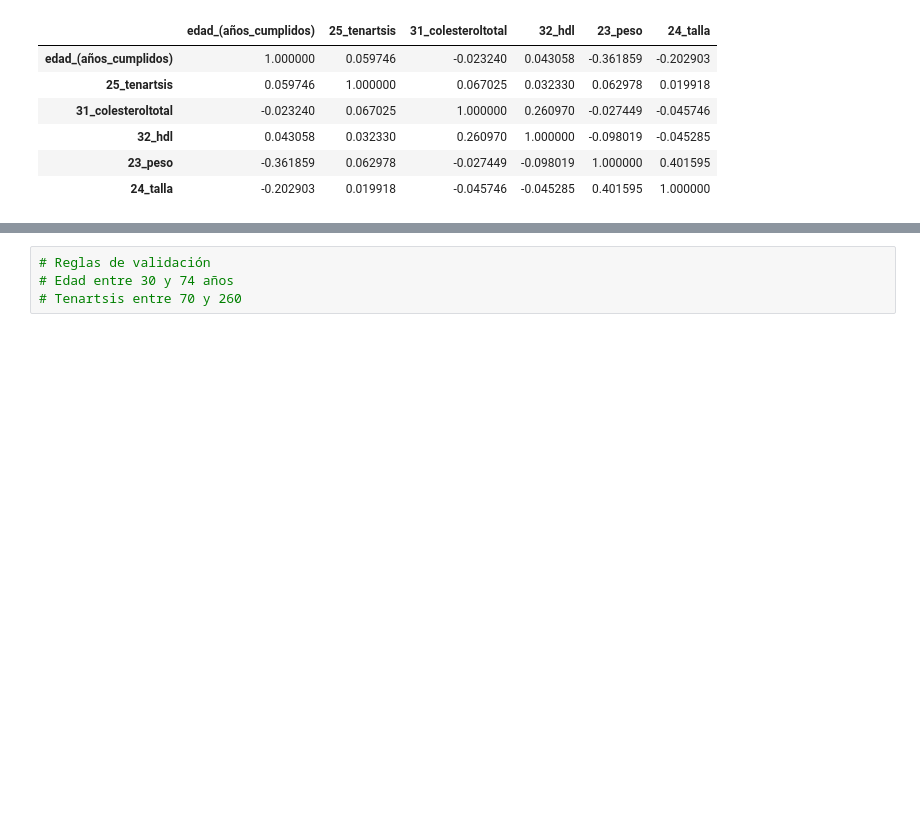
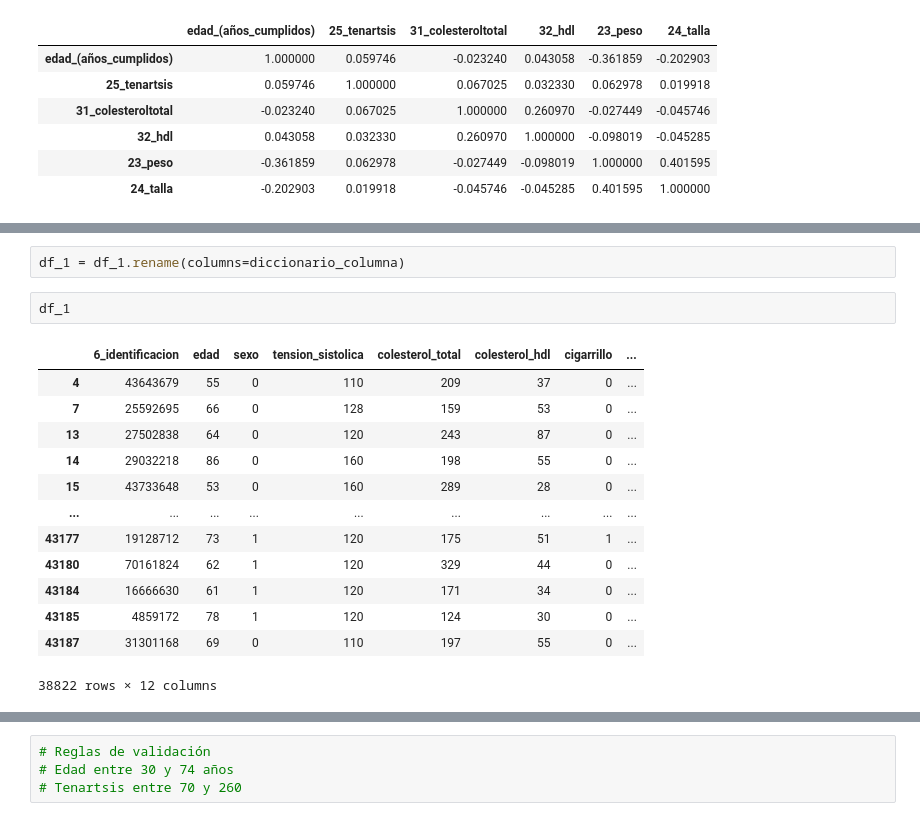
Before and after one commit to Pipicano25/RCV_ICESI, a Jupyter notebook: scripts/3_1_exploratory_analysis.ipynb, the cells around one changed output, grey strips where cells are left out. Drawn from its saved outputs; the diff is of its cells as text; blank space fills up the shorter version.

```diff
--- a/scripts/3_1_exploratory_analysis.ipynb
+++ b/scripts/3_1_exploratory_analysis.ipynb
@@ -230,0 +299,18 @@ correlacion
+# %%
+df_1 = df_1.rename(columns=diccionario_columna)
+# %%
+df_1
+# %% [output]
+|  | 6_identificacion | edad | sexo | tension_sistolica | colesterol_total | colesterol_hdl | cigarrillo | ... |
+| 4 | 43643679 | 55 | 0 | 110 | 209 | 37 | 0 | ... |
+| 7 | 25592695 | 66 | 0 | 128 | 159 | 53 | 0 | ... |
+| 13 | 27502838 | 64 | 0 | 120 | 243 | 87 | 0 | ... |
+| 14 | 29032218 | 86 | 0 | 160 | 198 | 55 | 0 | ... |
+| 15 | 43733648 | 53 | 0 | 160 | 289 | 28 | 0 | ... |
+| ... | ... | ... | ... | ... | ... | ... | ... | ... |
+| 43177 | 19128712 | 73 | 1 | 120 | 175 | 51 | 1 | ... |
+| 43180 | 70161824 | 62 | 1 | 120 | 329 | 44 | 0 | ... |
+| 43184 | 16666630 | 61 | 1 | 120 | 171 | 34 | 0 | ... |
+| 43185 | 4859172 | 78 | 1 | 120 | 124 | 30 | 0 | ... |
+| 43187 | 31301168 | 69 | 0 | 110 | 197 | 55 | 0 | ... |
+38822 rows × 12 columns
```
Also changed, not shown: parts of 23 cells of this notebook.
